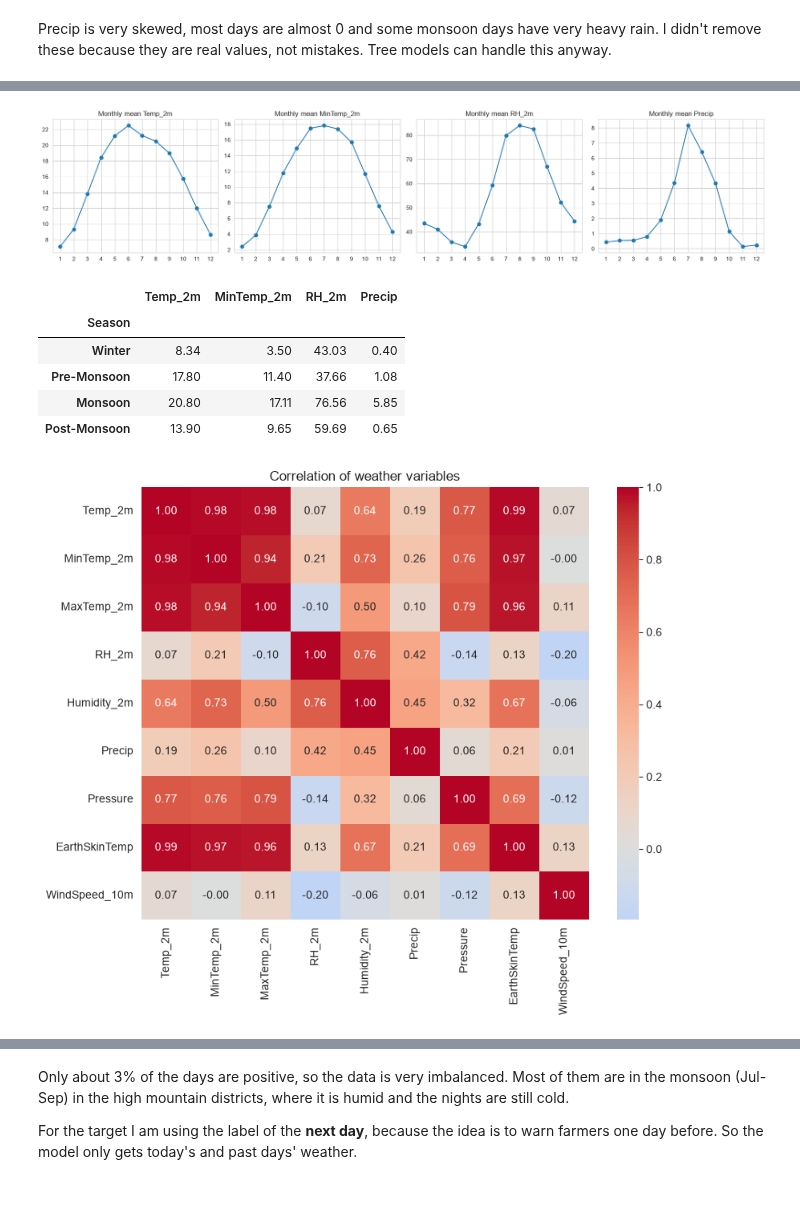
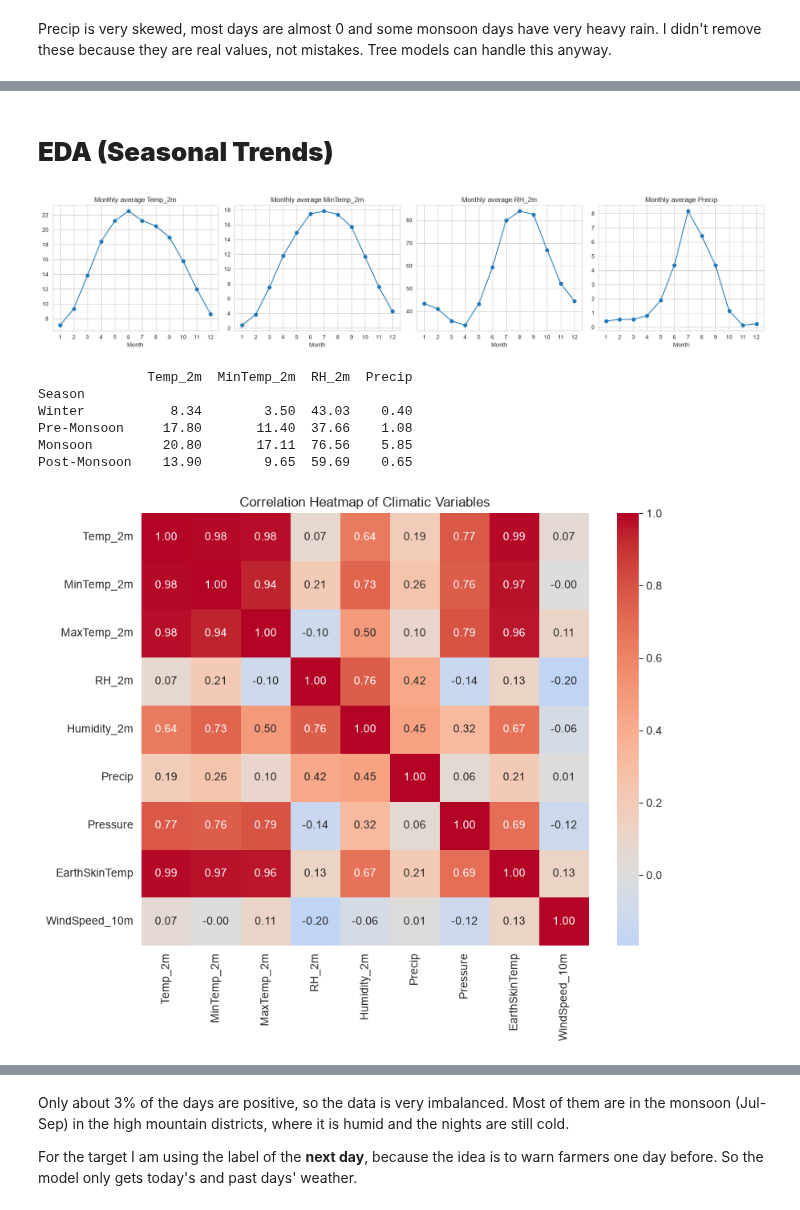
Before and after one commit to thepratimabaral/tlb-prediction-v2, a Jupyter notebook: tlb_prediction.ipynb, the cells around one changed output, grey strips where cells are left out. Cells and saved outputs as stored; diff of their text form; code cells hidden in the pictures.

```diff
--- a/tlb_prediction.ipynb
+++ b/tlb_prediction.ipynb
@@ -82 +75,4 @@ Districts: 62
+# %%
+# first column is just the old index, dont need it
+df = df.drop(columns=["Unnamed: 0"])
 # %% [markdown]
@@ -157,10 +179,12 @@ plt.show()
 # %%
-# checking outliers
+#outlier detection
 fig, axes = plt.subplots(1, 4, figsize=(16, 5))
-for i, col in enumerate(main_vars):
+
+for i, col in enumerate(num_features):
     sns.boxplot(y=df[col], ax=axes[i], color="lightblue")
     axes[i].set_title(col)
-    axes[i].set_ylabel("")
+    axes[i].set_ylabel("Value")
+
 plt.tight_layout()
 plt.show()
 # %% [output]
@@ -173,26 +197,28 @@ remove these because they are real values, not mistakes. Tree models can handle
 # %%
-df = df.sort_values(["District", "Date"]).reset_index(drop=True)
+df["Date"] = pd.to_datetime(df["Date"])
+
+# sort by district and date (needed later for lag features)
+df = df.sort_values(by=["District", "Date"]).reset_index(drop=True)
 
 df["Year"] = df["Date"].dt.year
 df["Month"] = df["Date"].dt.month
 df["DayOfYear"] = df["Date"].dt.dayofyear
 
-def nepal_season(m):
+def nepal_season_from_month(m):
     if m in [12, 1, 2]:
         return "Winter"
     elif m in [3, 4, 5]:
         return "Pre-Monsoon"
     elif m in [6, 7, 8, 9]:
         return "Monsoon"
-    else:
+    else:  # 10, 11
         return "Post-Monsoon"
 
-season_order = ["Winter", "Pre-Monsoon", "Monsoon", "Post-Monsoon"]
-df["Season"] = df["Month"].apply(nepal_season)
-df["Season_encoded"] = df["Season"].map({s: i for i, s in enumerate(season_order)})
+df["Season"] = df["Month"].apply(nepal_season_from_month)
 
-# sin/cos of day of year, so that 31 dec and 1 jan are close
+season_mapping = {"Winter": 0, "Pre-Monsoon": 1, "Monsoon": 2, "Post-Monsoon": 3}
+df["Season_encoded"] = df["Season"].map(season_mapping)
+
+# sin and cos of day of year, so 31 dec and 1 jan comes close
 df["doy_sin"] = np.sin(2 * np.pi * df["DayOfYear"] / 365.25)
 df["doy_cos"] = np.cos(2 * np.pi * df["DayOfYear"] / 365.25)
-
-df["Season"].value_counts()
@@ -206,36 +250,42 @@ Name: count, dtype: int64
+# %% [markdown]
+# **EDA (Seasonal Trends)**
 # %%
-# monthly average, separate plots because the units are different
-monthly = df.groupby("Month")[main_vars].mean()
+#monthly average of each variable (separate plots because units are different)
+monthly_avg = df.groupby("Month")[num_features].mean().reset_index()
 
 fig, axes = plt.subplots(1, 4, figsize=(18, 4))
-for i, col in enumerate(main_vars):
-    axes[i].plot(monthly.index, monthly[col], marker="o")
-    axes[i].set_title(f"Monthly mean {col}")
+for i, col in enumerate(num_features):
+    axes[i].plot(monthly_avg["Month"], monthly_avg[col], marker="o")
+    axes[i].set_title(f"Monthly average {col}")
+    axes[i].set_xlabel("Month")
     axes[i].set_xticks(range(1, 13))
+
 plt.tight_layout()
-save_fig("eda_monthly")
+plt.savefig("outputs/eda_monthly.png", dpi=150, bbox_inches="tight")
 plt.show()
 # %% [output]
-[figure, old version]
+[figure, new version]
-# %%
-seasonal = df.groupby("Season")[main_vars].mean().reindex(season_order)
-seasonal.round(2)
-# %% [output]
-|  | Temp_2m | MinTemp_2m | RH_2m | Precip |
-| Season |  |  |  |  |
-| Winter | 8.34 | 3.50 | 43.03 | 0.40 |
-| Pre-Monsoon | 17.80 | 11.40 | 37.66 | 1.08 |
-| Monsoon | 20.80 | 17.11 | 76.56 | 5.85 |
-| Post-Monsoon | 13.90 | 9.65 | 59.69 | 0.65 |
+# %%
+#seasonal averages overall Nepal
+seasonal_avg = df.groupby("Season")[num_features].mean()
+seasonal_avg = seasonal_avg.reindex(["Winter", "Pre-Monsoon", "Monsoon", "Post-Monsoon"])
+print(seasonal_avg.round(2))
+# %% [output]
+              Temp_2m  MinTemp_2m  RH_2m  Precip
+Season
+Winter           8.34        3.50  43.03    0.40
+Pre-Monsoon     17.80       11.40  37.66    1.08
+Monsoon         20.80       17.11  76.56    5.85
+Post-Monsoon    13.90        9.65  59.69    0.65
 # %%
 corr_vars = ["Temp_2m", "MinTemp_2m", "MaxTemp_2m", "RH_2m", "Humidity_2m", "Precip",
              "Pressure", "EarthSkinTemp", "WindSpeed_10m"]
 
 plt.figure(figsize=(9, 7))
-sns.heatmap(df[corr_vars].corr(), annot=True, fmt=".2f", cmap="coolwarm", center=0)
-plt.title("Correlation of weather variables")
-save_fig("eda_correlation")
+sns.heatmap(df[corr_vars].corr(), annot=True, cmap="coolwarm", center=0, fmt=".2f")
+plt.title("Correlation Heatmap of Climatic Variables")
+plt.savefig("outputs/eda_correlation.png", dpi=150, bbox_inches="tight")
 plt.show()
 # %% [output]
-[figure, old version]
+[figure, new version]
 # %% [markdown]
```
Also changed, not shown: parts of 87 cells of this notebook, 14 other files.
